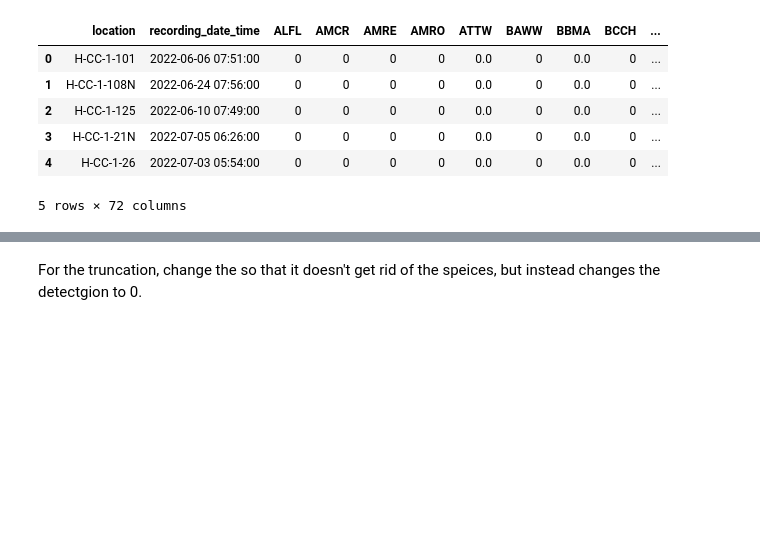
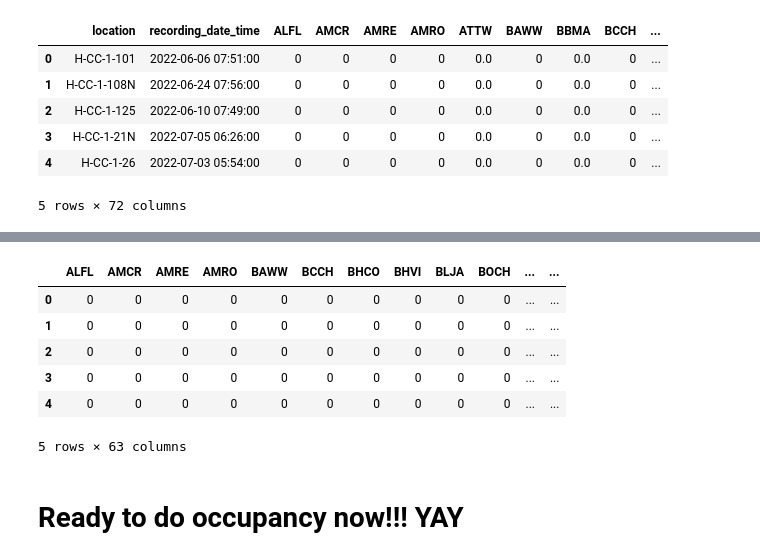
Before and after one commit to IsabelleLebTay/Retention-Community, a Jupyter notebook: 1_Script/community/apply_limited_amplitude_to_occupancy.ipynb, the cells around one changed output, grey strips where cells are left out. Cells and saved outputs as stored; diff of their text form; code cells hidden in the pictures; blank space fills up the shorter version.

Commit message:
solid multi-spp occupancy workflow

```diff
--- a/1_Script/community/apply_limited_amplitude_to_occupancy.ipynb
+++ b/1_Script/community/apply_limited_amplitude_to_occupancy.ipynb
@@ -112,5 +85,6 @@ test[test['location'] == 'H23-RS-177']
 # %%
 tags.dropna(inplace=True)
+tags['mean_amp'] = tags[['left_freq_filter_tag_peak_level_dbfs', 'right_freq_filter_tag_peak_level_dbfs']].mean(axis=1)
 # %%
 tags[['location', 'recording_date_time', 'species_code', 'mean_amp']].to_csv(os.path.join(processed_Path, "Limited perceptibility", "species_detection_amplitude.csv"), index=False)
 # %% [markdown]
@@ -360,2 +309,13 @@ columns_with_negatives
-# %% [markdown]
-For the truncation, change the so that it doesn't get rid of the speices, but instead changes the detectgion to 0.
+# %%
+community_all_accounted = community_df[community_df.columns.difference(columns_with_negatives)]
+community_all_accounted.head()
+# %% [output]
+|  | ALFL | AMCR | AMRE | AMRO | BAWW | BCCH | BHCO | BHVI | BLJA | BOCH | ... | ... |
+| 0 | 0 | 0 | 0 | 0 | 0 | 0 | 0 | 0 | 0 | 0 | ... | ... |
+| 1 | 0 | 0 | 0 | 0 | 0 | 0 | 0 | 0 | 0 | 0 | ... | ... |
+| 2 | 0 | 0 | 0 | 0 | 0 | 0 | 0 | 0 | 0 | 0 | ... | ... |
+| 3 | 0 | 0 | 0 | 0 | 0 | 0 | 0 | 0 | 0 | 0 | ... | ... |
+| 4 | 0 | 0 | 0 | 0 | 0 | 0 | 0 | 0 | 0 | 0 | ... | ... |
+5 rows × 63 columns
+# %% [markdown]
+# Ready to do occupancy now!!! YAY
```
Also changed, not shown: parts of 13 cells of this notebook, 1 other file.
